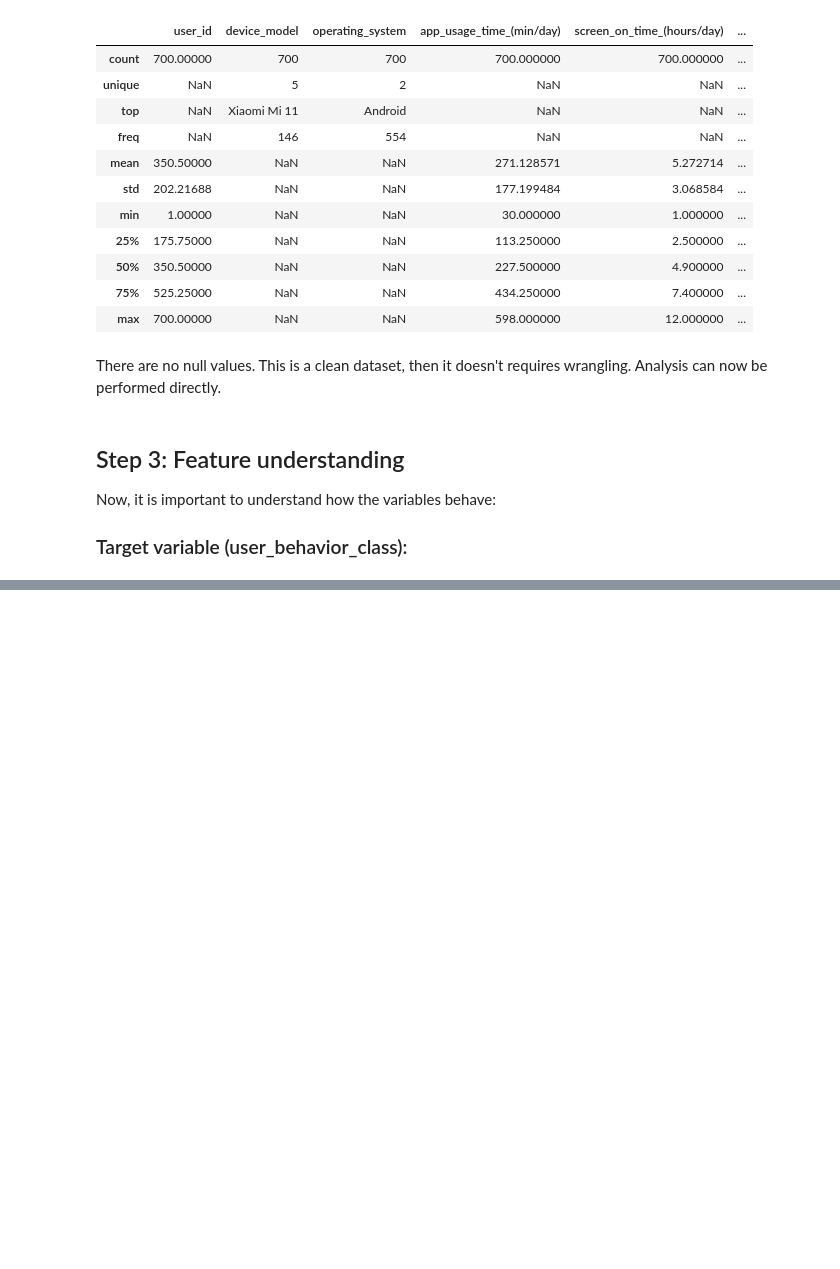
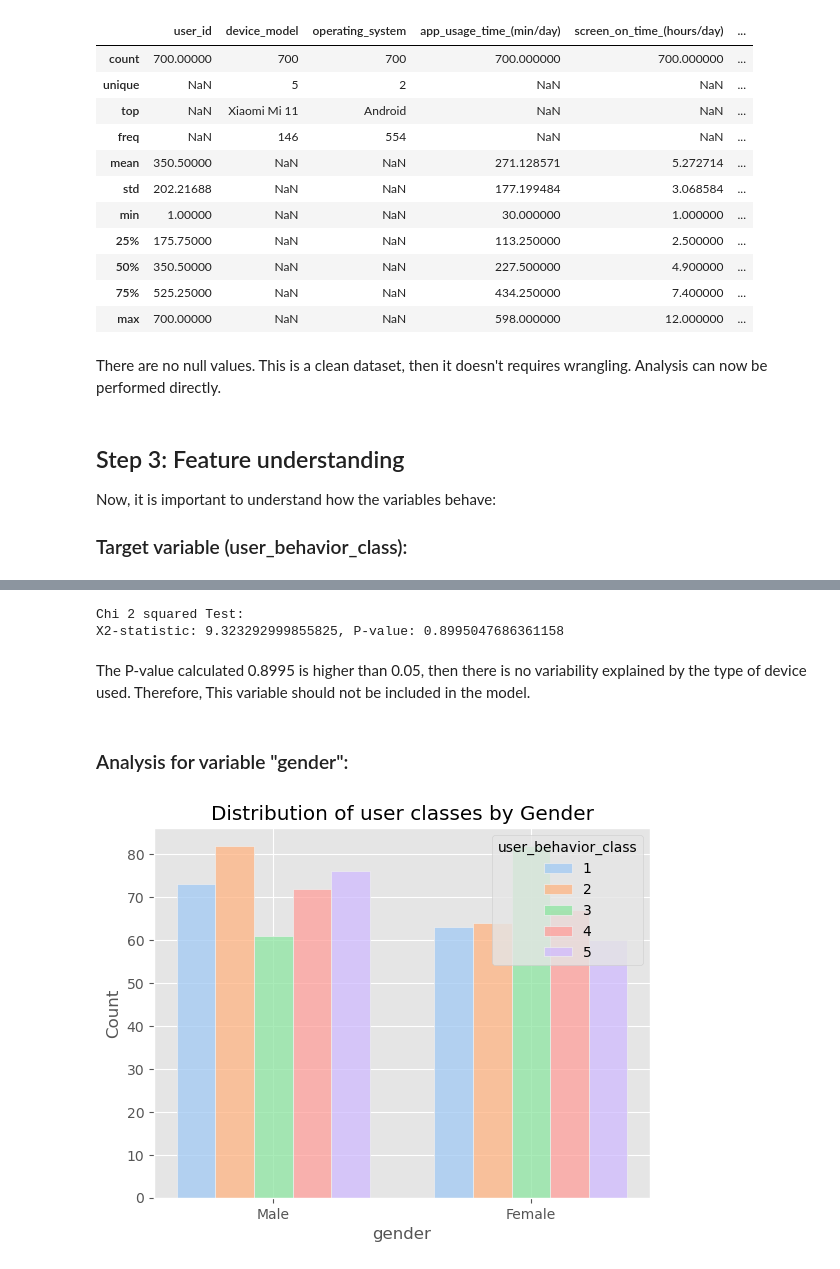
Before and after one commit to bizzaccelerator/classification_of_consumer_behaviour, a Jupyter notebook: notebook.ipynb, the cells around one changed output, grey strips where cells are left out. Saved outputs shown, nothing was run; the diff lists cells and outputs as text; code cells hidden in the pictures; blank space fills up the shorter version.

```diff
--- a/notebook.ipynb
+++ b/notebook.ipynb
@@ -139,0 +244,29 @@ Now, it is important to understand how the variables behave:
+# %%
+# The assumption of normally distributed data could not be proven, and there is no evidence of homocedasticity.
+
+# A contingency table is created.
+devices = pd.crosstab(users.device_model, users.user_behavior_class)
+
+# Then, I'll apply the non-parametric alternative test for comparaison (Chi squared):
+stat, p, dof, expected = chi2_contingency(devices)
+print("\nChi 2 squared Test:")
+print(f"X2-statistic: {stat}, P-value: {p}")
+# %% [output]
+Chi 2 squared Test:
+X2-statistic: 9.323292999855825, P-value: 0.8995047686361158
+# %% [markdown]
+The P-value calculated 0.8995 is higher than 0.05, then there is no variability explained by the type of device used. Therefore, This variable should not be included in the model.
+# %% [markdown]
+### Analysis for variable "gender":
+# %%
+# The 'gender' variable behave as:
+sns.histplot(x="gender",
+             hue="user_behavior_class",
+             multiple="dodge",
+             data=users,
+             shrink= 0.75,
+             palette="pastel")
+plt.title("Distribution of user classes by Gender")
+plt.show()
+# %% [output]
+[figure, added]
```
Also changed, not shown: parts of 19 cells of this notebook.
